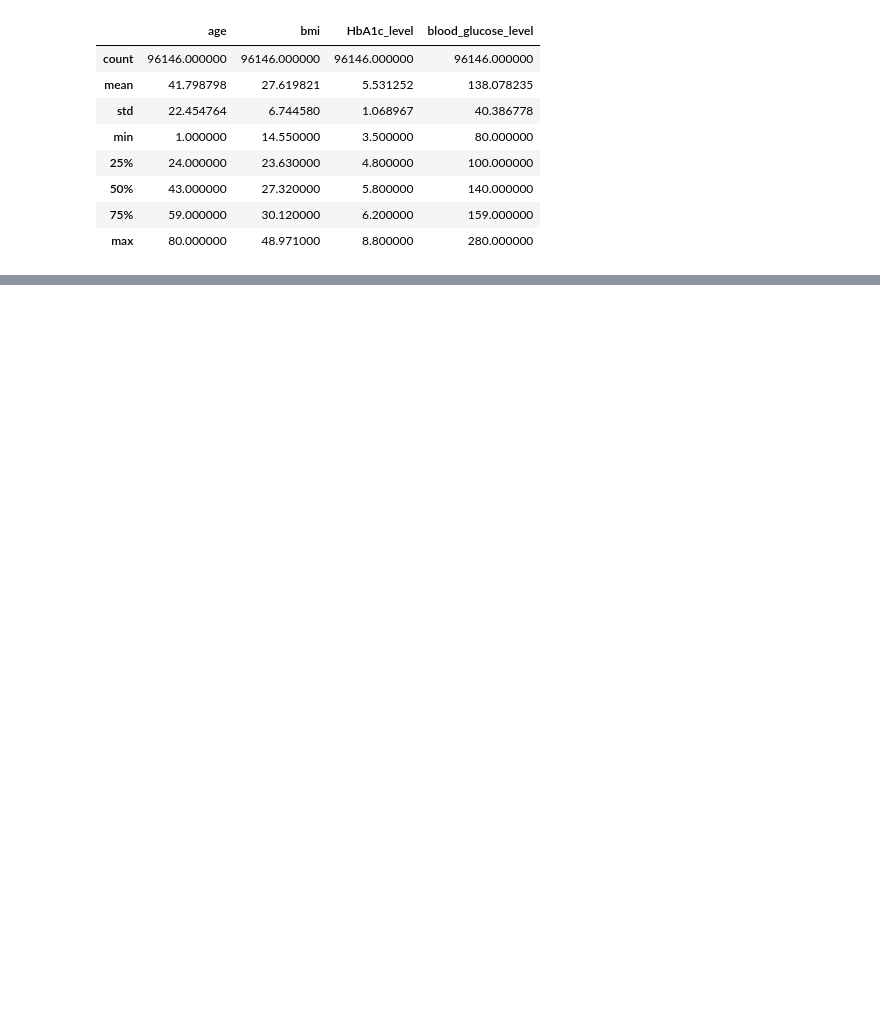
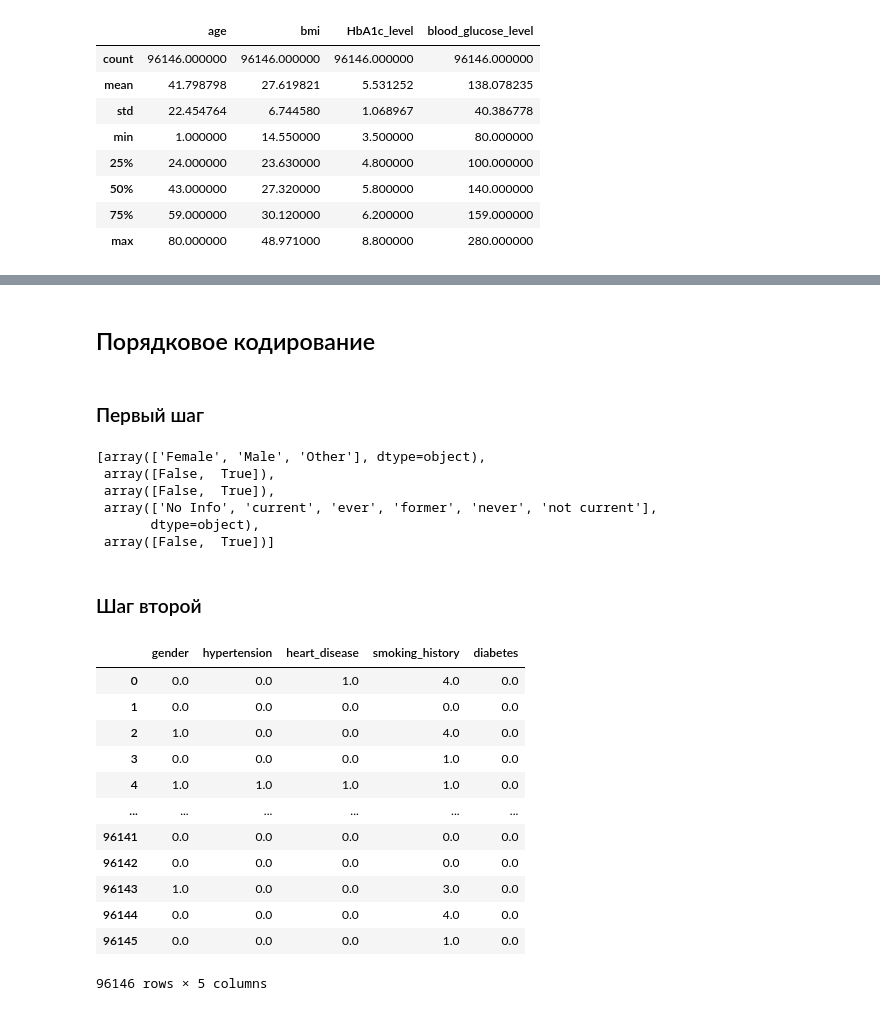
Before and after one commit to synrocka/Diabetes-Prediction, a Jupyter notebook: main.ipynb, the cells around one changed output, grey strips where cells are left out. Drawn from its saved outputs; the diff is of its cells as text; code cells hidden in the pictures; blank space fills up the shorter version.

Commit message:
Edit main.ipynb, add OrdinalEncoding

```diff
--- a/main.ipynb
+++ b/main.ipynb
@@ -285,0 +288,38 @@ df[num_columns].describe()
+# %% [markdown]
+## Порядковое кодирование
+# %% [markdown]
+### Первый шаг
+# %%
+ordinal = OrdinalEncoder()
+
+ordinal.fit(df[cat_columns]);
+# %%
+ordinal.categories_
+# %% [output]
+[array(['Female', 'Male', 'Other'], dtype=object),
+ array([False,  True]),
+ array([False,  True]),
+ array(['No Info', 'current', 'ever', 'former', 'never', 'not current'],
+       dtype=object),
+ array([False,  True])]
+# %% [markdown]
+### Шаг второй
+# %%
+ordinal_encoded = ordinal.transform(df[cat_columns])
+
+df_ordinal = pd.DataFrame(ordinal_encoded, columns=cat_columns)
+df_ordinal
+# %% [output]
+|  | gender | hypertension | heart_disease | smoking_history | diabetes |
+| 0 | 0.0 | 0.0 | 1.0 | 4.0 | 0.0 |
+| 1 | 0.0 | 0.0 | 0.0 | 0.0 | 0.0 |
+| 2 | 1.0 | 0.0 | 0.0 | 4.0 | 0.0 |
+| 3 | 0.0 | 0.0 | 0.0 | 1.0 | 0.0 |
+| 4 | 1.0 | 1.0 | 1.0 | 1.0 | 0.0 |
+| ... | ... | ... | ... | ... | ... |
+| 96141 | 0.0 | 0.0 | 0.0 | 0.0 | 0.0 |
+| 96142 | 0.0 | 0.0 | 0.0 | 0.0 | 0.0 |
+| 96143 | 1.0 | 0.0 | 0.0 | 3.0 | 0.0 |
+| 96144 | 0.0 | 0.0 | 0.0 | 4.0 | 0.0 |
+| 96145 | 0.0 | 0.0 | 0.0 | 1.0 | 0.0 |
+96146 rows × 5 columns
```
Also changed, not shown: parts of 3 cells of this notebook.
